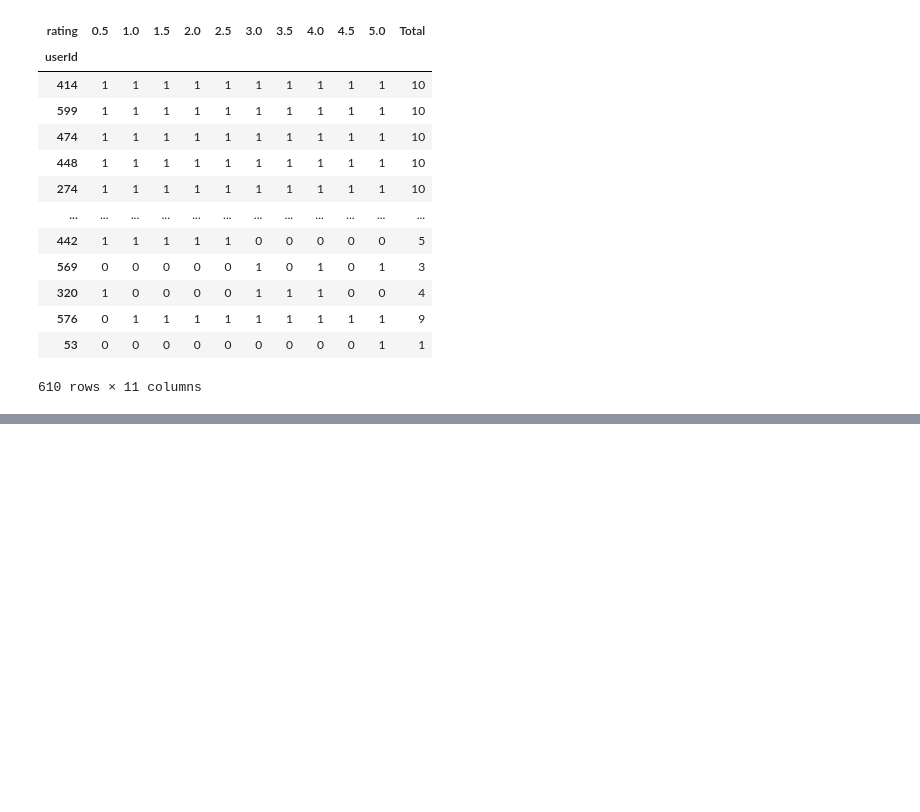
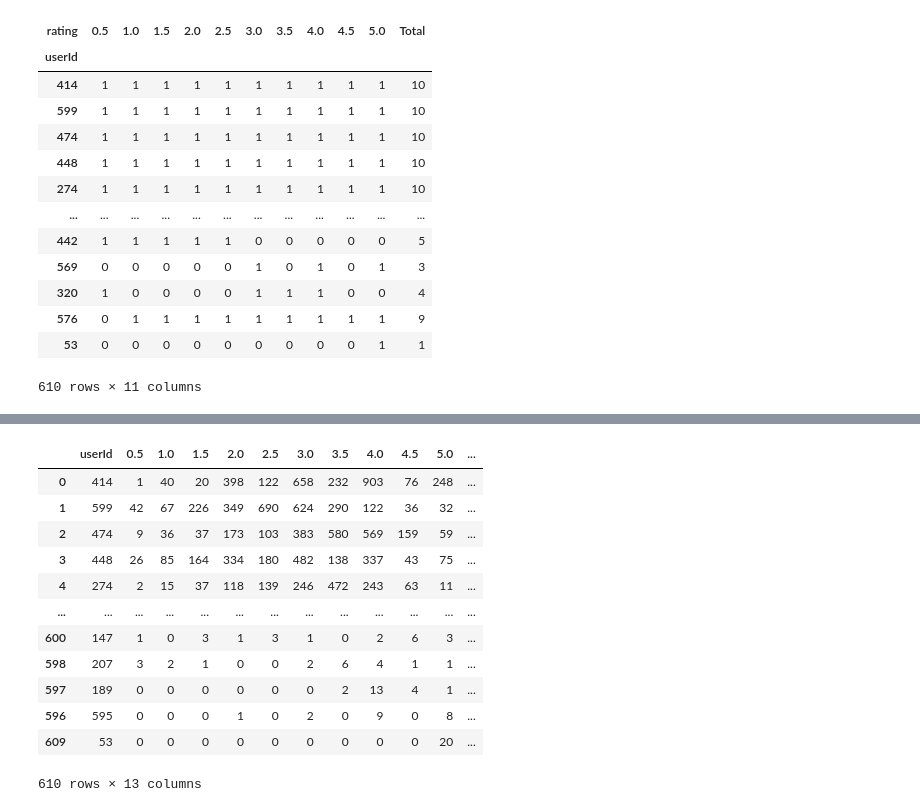
Before and after one commit to estebancardona1/ProyectoMarketing, a Jupyter notebook: b_exploracion_limpieza.ipynb, the cells around one changed output, grey strips where cells are left out. Saved outputs shown, nothing was run; the diff lists cells and outputs as text; code cells hidden in the pictures; blank space fills up the shorter version.

```diff
--- a/b_exploracion_limpieza.ipynb
+++ b/b_exploracion_limpieza.ipynb
@@ -438,3 +402,13 @@ binary_matrix
 | 576 | 0 | 1 | 1 | 1 | 1 | 1 | 1 | 1 | 1 | 1 | 9 |
 | 53 | 0 | 0 | 0 | 0 | 0 | 0 | 0 | 0 | 0 | 1 | 1 |
 610 rows × 11 columns
+# %%
+id_binary = binary_matrix.index.tolist()
+# %%
+binary_total = binary_matrix['Total'].tolist()
+# %%
+# Unión de ID con Total
+df_binary = pd.DataFrame()
+df_binary['userId'] = id_binary
+df_binary['Total_ranges'] = binary_total
+df_binary
@@ -441,3 +429,21 @@ binary_matrix
+# %%
+# Pegar total de 'df_binary' en 'rating_counts' según 'userId'
+df_merged_ratings = pd.merge(rating_counts,df_binary, on=['userId'], how='outer')
+df_merged_ratings.sort_values(by='Total', ascending=False)
+# %% [output]
+|  | userId | 0.5 | 1.0 | 1.5 | 2.0 | 2.5 | 3.0 | 3.5 | 4.0 | 4.5 | 5.0 | ... |
+| 0 | 414 | 1 | 40 | 20 | 398 | 122 | 658 | 232 | 903 | 76 | 248 | ... |
+| 1 | 599 | 42 | 67 | 226 | 349 | 690 | 624 | 290 | 122 | 36 | 32 | ... |
+| 2 | 474 | 9 | 36 | 37 | 173 | 103 | 383 | 580 | 569 | 159 | 59 | ... |
+| 3 | 448 | 26 | 85 | 164 | 334 | 180 | 482 | 138 | 337 | 43 | 75 | ... |
+| 4 | 274 | 2 | 15 | 37 | 118 | 139 | 246 | 472 | 243 | 63 | 11 | ... |
+| ... | ... | ... | ... | ... | ... | ... | ... | ... | ... | ... | ... | ... |
+| 600 | 147 | 1 | 0 | 3 | 1 | 3 | 1 | 0 | 2 | 6 | 3 | ... |
+| 598 | 207 | 3 | 2 | 1 | 0 | 0 | 2 | 6 | 4 | 1 | 1 | ... |
+| 597 | 189 | 0 | 0 | 0 | 0 | 0 | 0 | 2 | 13 | 4 | 1 | ... |
+| 596 | 595 | 0 | 0 | 0 | 1 | 0 | 2 | 0 | 9 | 0 | 8 | ... |
+| 609 | 53 | 0 | 0 | 0 | 0 | 0 | 0 | 0 | 0 | 0 | 20 | ... |
+610 rows × 13 columns
 # %%
 # Contar cuántos usuarios tienen cada total
 total_counts = binary_matrix['Total'].value_counts().sort_index()
```
Also changed, not shown: parts of 18 cells of this notebook, 3 other files.
